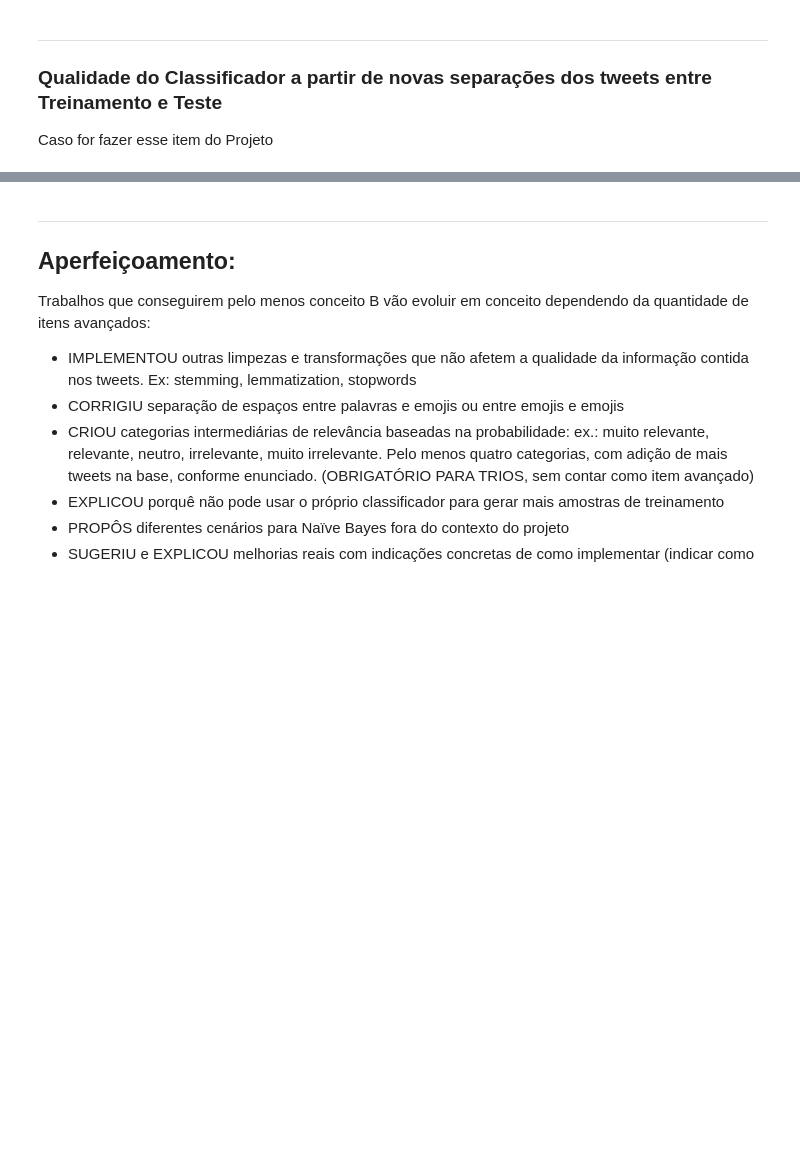
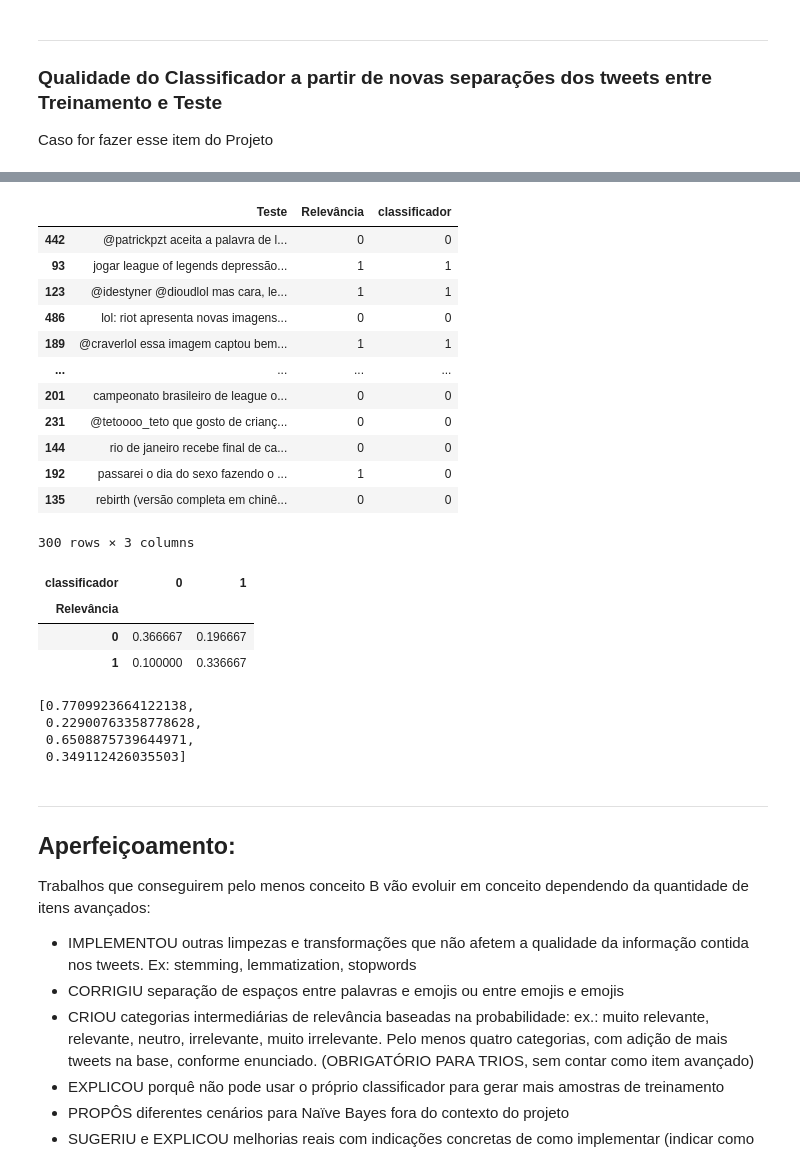
Before and after one commit to AndreBBM/Projeto-1-CDados, a Jupyter notebook: Projeto1_Funções_dos_classificadores.ipynb, the cells around one changed output, grey strips where cells are left out. Drawn from its saved outputs; the diff is of its cells as text; code cells hidden in the pictures; blank space fills up the shorter version.

```diff
--- a/Projeto1_Funções_dos_classificadores.ipynb
+++ b/Projeto1_Funções_dos_classificadores.ipynb
@@ -551,0 +585,34 @@ combined.sample(frac=1)
+# %%
+n = 0
+
+data_classf = []
+
+analise_classf = []
+
+acuracy  = []
+
+while n < 10:
+
+    embaralhado = combined.sample(frac=1)
+    train_shuffle = embaralhado.iloc[0:400,:]
+    test_shuffle = embaralhado.iloc[400:700,:]
+    test_shuffle = test_shuffle.rename(columns={'Treinamento': 'Teste'})
+
+    classf_shuffle = classificador_aprende(train_shuffle,'Treinamento', test_shuffle, 'Teste')
+
+    data_classf.append(classf_shuffle)
+
+    analise_shuffle = pd.crosstab(classf_shuffle['Relevância'], classf_shuffle['classificador'],normalize=True)
+
+    analise_classf.append(analise_shuffle)
+
+    pctg_verd_posit_shuffle = analise_shuffle.iloc[1,1]/(analise_shuffle.iloc[1,1] + analise_shuffle.iloc[1,0])
+    pctg_falso_negat_shuffle = analise_shuffle.iloc[1,0]/(analise_shuffle.iloc[1,1] + analise_shuffle.iloc[1,0])
+    pctg_verd_negat_shuffle = analise_shuffle.iloc[0,0]/(analise_shuffle.iloc[0,0] + analise_shuffle.iloc[0,1])
+    pctg_falso_posit_shuffle = analise_shuffle.iloc[0,1]/(analise_shuffle.iloc[0,0] + analise_shuffle.iloc[0,1])
+
+    acuracy.append([pctg_verd_posit_shuffle, pctg_falso_negat_shuffle, pctg_verd_negat_shuffle, pctg_falso_posit_shuffle])
+
+    print(n)
+
+    n += 1
@@ -552,3 +630,33 @@ combined.sample(frac=1)
+# %%
+data_classf[0]
+# %% [output]
+|  | Teste | Relevância | classificador |
+| 442 | @patrickpzt aceita a palavra de l... | 0 | 0 |
+| 93 | jogar league of legends depressão... | 1 | 1 |
+| 123 | @idestyner @dioudlol mas cara, le... | 1 | 1 |
+| 486 | lol: riot apresenta novas imagens... | 0 | 0 |
+| 189 | @craverlol essa imagem captou bem... | 1 | 1 |
+| ... | ... | ... | ... |
+| 201 | campeonato brasileiro de league o... | 0 | 0 |
+| 231 | @tetoooo_teto que gosto de crianç... | 0 | 0 |
+| 144 | rio de janeiro recebe final de ca... | 0 | 0 |
+| 192 | passarei o dia do sexo fazendo o ... | 1 | 0 |
+| 135 | rebirth (versão completa em chinê... | 0 | 0 |
+300 rows × 3 columns
+# %%
+analise_classf[0]
+# %% [output]
+| classificador | 0 | 1 |
+| Relevância |  |  |
+| 0 | 0.366667 | 0.196667 |
+| 1 | 0.100000 | 0.336667 |
+# %%
+acuracy[0]
+# %% [output]
+[0.7709923664122138,
+ 0.22900763358778628,
+ 0.6508875739644971,
+ 0.349112426035503]
 # %% [markdown]
 ___
 ## Aperfeiçoamento:
```
Also changed, not shown: parts of 4 cells of this notebook.
